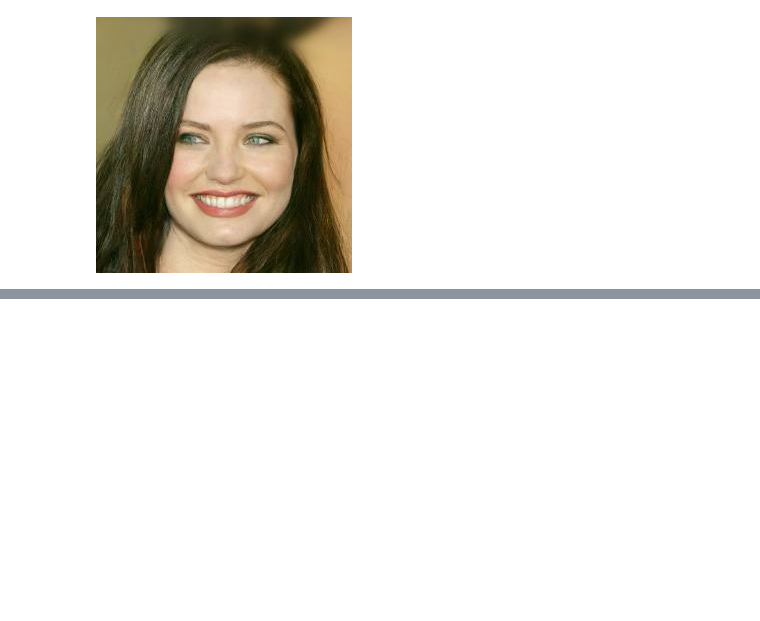
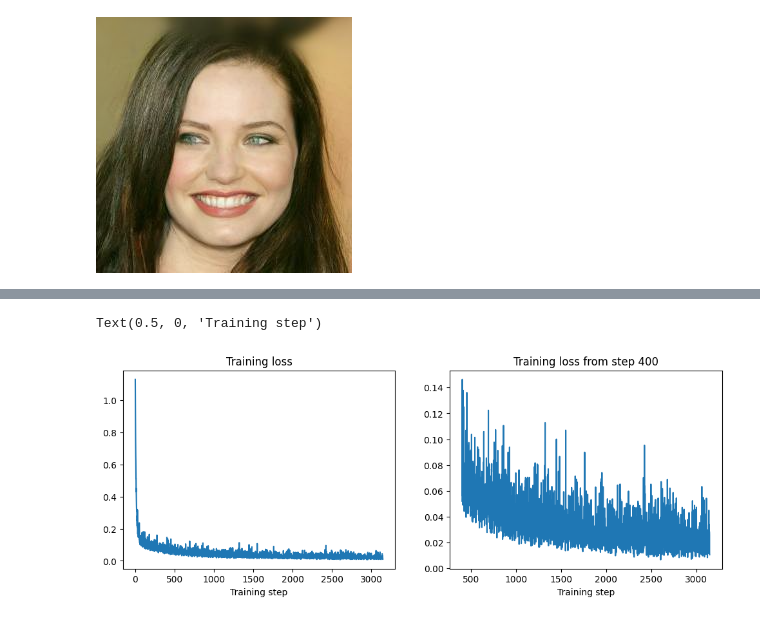
Before and after one commit to alanhou/ai, a Jupyter notebook: hands-on-generative-ai/03-diffusion-models.ipynb, the cells around one changed output, grey strips where cells are left out. Cells and saved outputs as stored; diff of their text form; code cells hidden in the pictures; blank space fills up the shorter version.

```diff
--- a/hands-on-generative-ai/03-diffusion-models.ipynb
+++ b/hands-on-generative-ai/03-diffusion-models.ipynb
@@ -121,0 +211,17 @@ show_images(batch["images"][:8] * 0.5 + 0.5)
+# %%
+from matplotlib import pyplot as plt
+
+plt.subplots(1, 2, figsize=(12, 4))
+
+plt.subplot(1, 2, 1)
+plt.plot(losses)
+plt.title("Training loss")
+plt.xlabel("Training step")
+
+plt.subplot(1, 2, 2)
+plt.plot(range(400, len(losses)), losses[400:])
+plt.title("Training loss from step 400")
+plt.xlabel("Training step")
+# %% [output]
+Text(0.5, 0, 'Training step')
+[figure, added]
```
Also changed, not shown: parts of 19 cells of this notebook.
